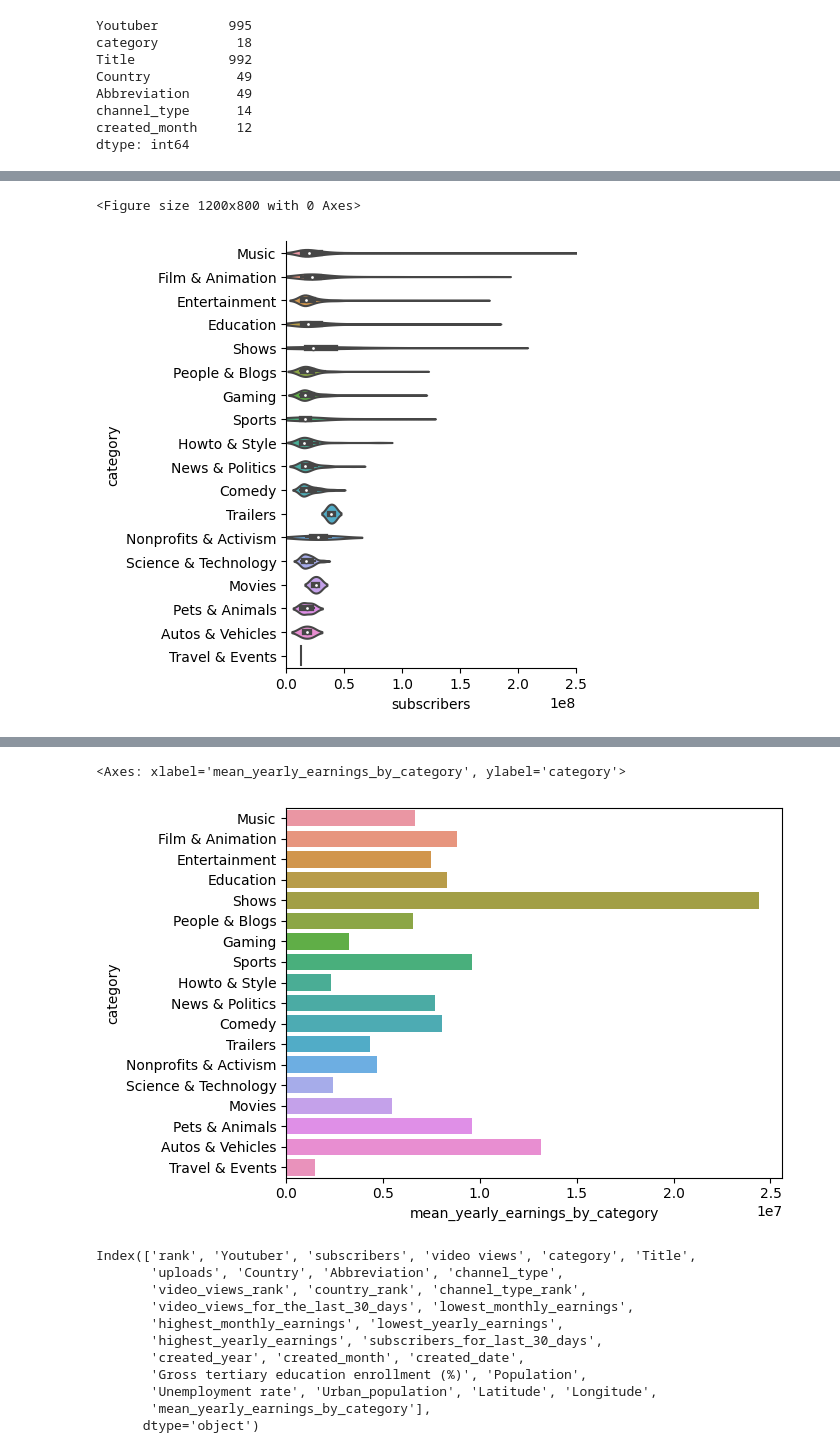
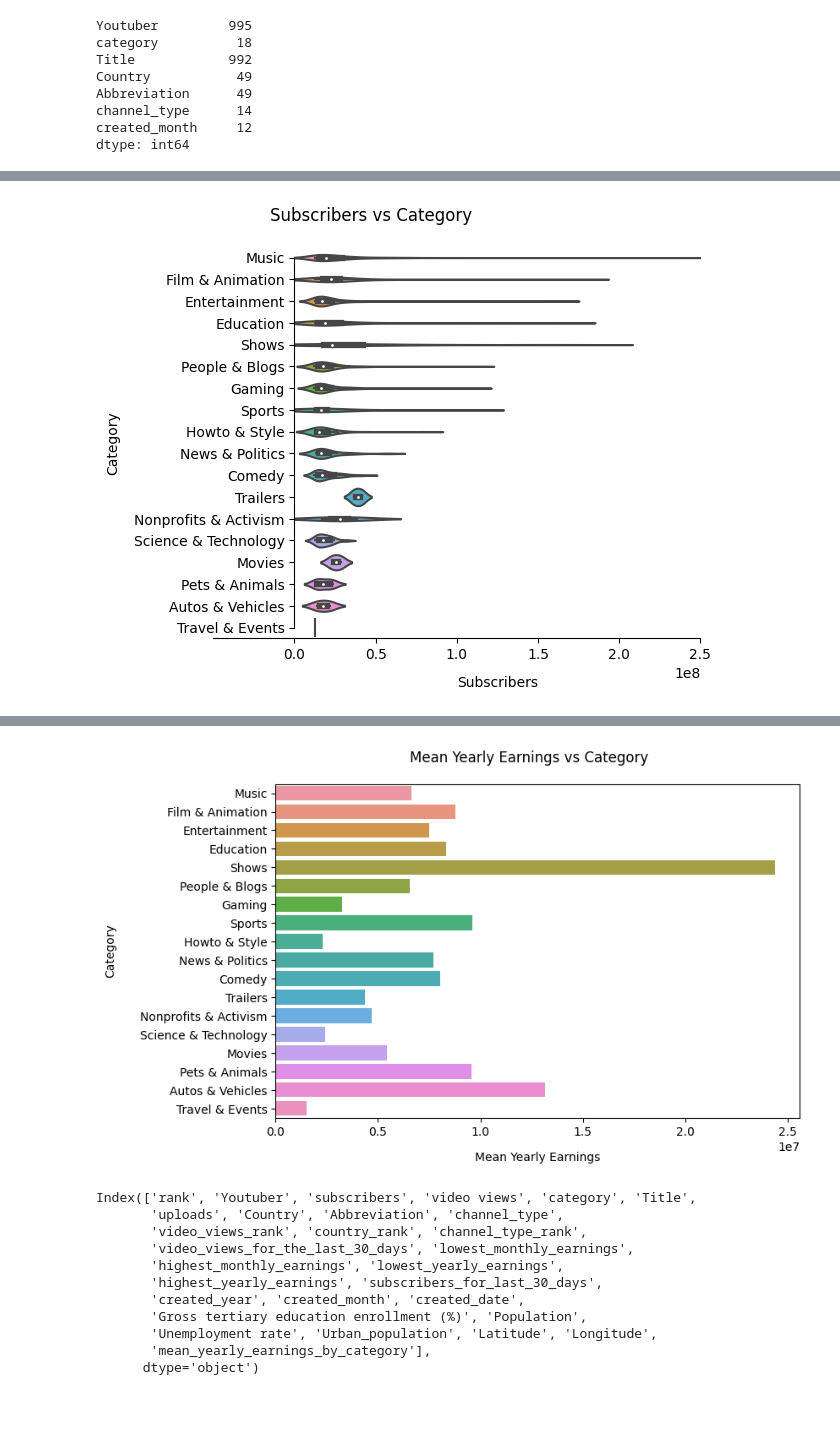
Before and after one commit to Kowallskiy/Seaborn_Visualization, a Jupyter notebook: Seaborn Visualization.ipynb, the cells around one changed output, grey strips where cells are left out. Cells and saved outputs as stored; diff of their text form; code cells hidden in the pictures; blank space fills up the shorter version.

Commit message:
added final figures

```diff
--- a/Seaborn Visualization.ipynb
+++ b/Seaborn Visualization.ipynb
@@ -72,12 +77,15 @@ sns.displot(
 # %%
-plt.figure(figsize=(12, 8))
-sns.catplot(data=youtube_data, y="category", x="subscribers", kind="violin")
-# plt.xticks(rotation=90)
+g = sns.catplot(data=youtube_data, y="category", x="subscribers", kind="violin")
+g.set_axis_labels("Subscribers", "Category", labelpad=10)
+g.figure.set_size_inches(7, 5)
+g.despine(trim=True)
+
+plt.subplots_adjust(top=0.9)
+plt.suptitle("Subscribers vs Category", fontsize=12)
 plt.xlim(0, 250000000)
 plt.show()
 # %% [output]
-<Figure size 1200x800 with 0 Axes>
-[figure, old version]
+[figure, new version]
 # %%
 youtube_data["mean_yearly_earnings_by_category"] = youtube_data.groupby("category")["highest_yearly_earnings"].transform("mean")
 unique = youtube_data.drop_duplicates(subset="category")
@@ -112,11 +120,16 @@ See the caveats in the documentation: https://pandas.pydata.org/pandas-docs/stab
   unique['mean_yearly_earnings_by_category'] = unique['mean_yearly_earnings_by_category'].apply(lambda x: f'{x:.2f}' if not pd.isnull(x) else 'N/A')
 # %%
 unique["mean_yearly_earnings_by_category"]=unique["mean_yearly_earnings_by_category"].astype('float')
-# unique["mean_yearly_earnings_by_category"].dtype
-sns.barplot(data=unique, x = "mean_yearly_earnings_by_category", y="category")
+
+g = sns.barplot(data=unique, x = "mean_yearly_earnings_by_category", y="category")
+g.set_xlabel("Mean Yearly Earnings")
+g.set_ylabel("Category")
+g.figure.set_size_inches(8, 5)
+plt.subplots_adjust(top=0.9)
+plt.suptitle("Mean Yearly Earnings vs Category")
+plt.show()
 # %% [output]
-<Axes: xlabel='mean_yearly_earnings_by_category', ylabel='category'>
-[figure, old version]
+[figure, new version]
 # %%
 print(youtube_data.columns)
 # %% [output]
```
Also changed, not shown: parts of 5 cells of this notebook, 6 other files.
